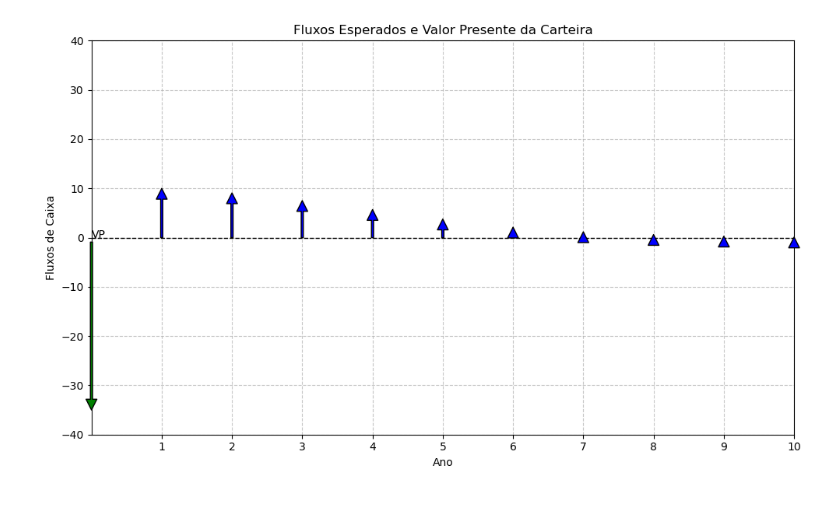
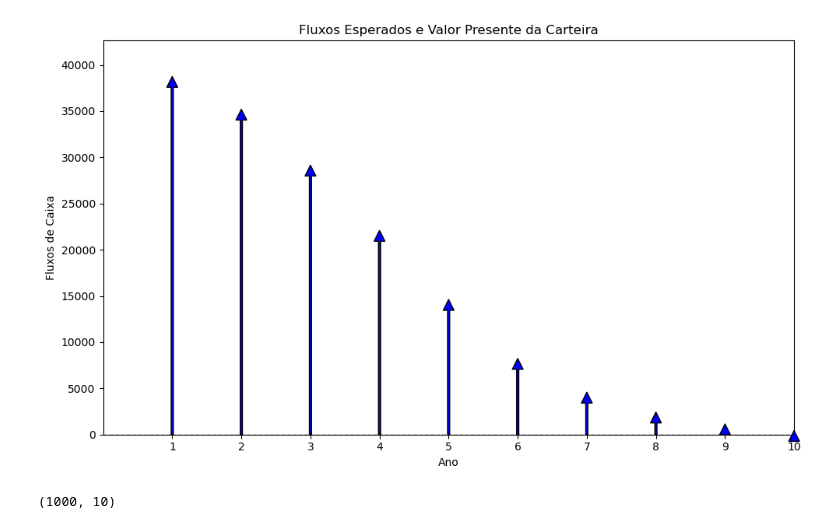
Before and after one commit to larellano1/Structured-Finance-Modeling, a Jupyter notebook: credit_risk_modeling.ipynb, the cells around one changed output. Drawn from its saved outputs; the diff is of its cells as text; code cells hidden in the pictures.

Commit message:
Código final para uma carteira de crédito com várias tranches.

```diff
--- a/credit_risk_modeling.ipynb
+++ b/credit_risk_modeling.ipynb
@@ -131,60 +166,45 @@ Valor Presente da Carteira: 135702.15
 # %%
 import matplotlib.pyplot as plt
 import numpy as np
-
-# Normalizar tamanhos para plotagem
-max_flow = np.max(np.abs(expected_cashflows))  # Fluxo máximo para normalização
-arrow_scale = 10  # Escala para tamanho das setas
-normalized_flows = expected_cashflows / max_flow * arrow_scale
 
 # Criar o gráfico
 fig, ax = plt.subplots(figsize=(10, 6))
 
 # Plotar as setas para cada fluxo usando `normalized_flows`
-for i, flow in enumerate(normalized_flows):
+for i, flow in enumerate(expected_cashflows):
     if flow != 0:  # Garantir que setas sejam desenhadas apenas para fluxos não nulos
         ax.annotate(
             text= "",
-            xy=(years[i], normalized_flows[i]),  # Normalizar tamanho das setas
+            xy=(years[i], expected_cashflows[i]),  # Normalizar tamanho das setas
             xytext=(years[i], 0),
             arrowprops=dict(
                 facecolor='blue' if flow > 0 else 'red',
                 shrink=0,
                 width=2,
                 headwidth=10,
                 headlength=10,
             ),
         )
 
 # Adicionar linha horizontal no eixo x
 ax.axhline(0, color='black', linewidth=1, linestyle='--')
 
-# Adicionar valor presente como seta única
-vp_arrow_length = present_value / max_flow * arrow_scale  # Normalizar VP também
-ax.annotate(
-    "VP",
-    xy=(0, -vp_arrow_length),
-    xytext=(0, 0),
-    arrowprops=dict(
-        facecolor='green' if present_value > 0 else 'orange',
-        shrink=0,
-        width=2,
-        headwidth=10,
-        headlength=10,
-    ),
-)
-
 # Configurar o gráfico
 ax.set_title("Fluxos Esperados e Valor Presente da Carteira")
 ax.set_xlabel("Ano")
 ax.set_ylabel("Fluxos de Caixa")
 ax.set_xticks(years)
-ax.grid(True, linestyle="--", alpha=0.7)
+#ax.grid(True, linestyle="--", alpha=0.7)
 
 # Aumentar o eixo y para acomodar as setas
-ax.set_ylim(-4*arrow_scale, 1*arrow_scale)
+ax.set_ylim(0, max(expected_cashflows) * 1.1)
 
 plt.tight_layout()
 plt.show()
 # %% [output]
-[figure, old version]
+[figure, new version]
+# %%
+#Print dimensao de all_losses
+print(np.shape(all_losses))
+# %% [output]
+(1000, 10)
```
Also changed, not shown: parts of 1 cell of this notebook.
